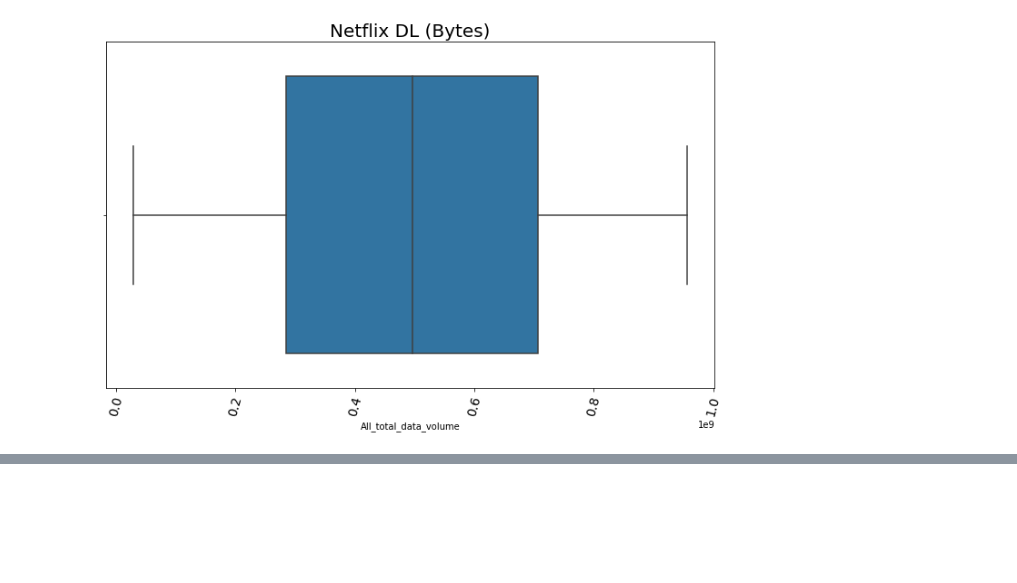
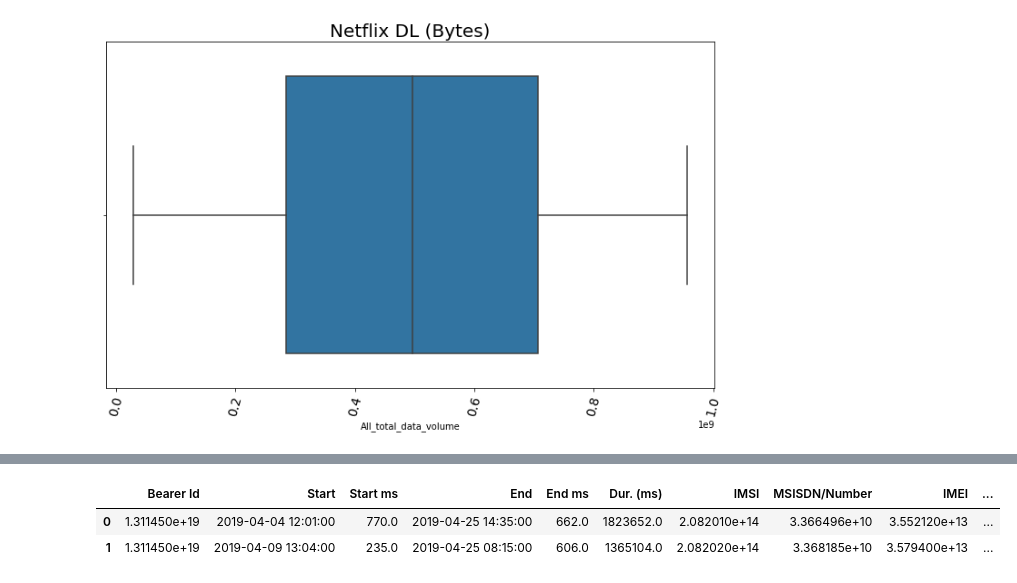
Before and after one commit to behigu/TellCo-Telecom-User-s-Data-Analysis, a Jupyter notebook: notebooks/Telco_telecom_user_data_analysis.ipynb, the cells around one changed output, grey strips where cells are left out. Cells and saved outputs as stored; diff of their text form; code cells hidden in the pictures; blank space fills up the shorter version.

```diff
--- a/notebooks/Telco_telecom_user_data_analysis.ipynb
+++ b/notebooks/Telco_telecom_user_data_analysis.ipynb
@@ -631,0 +634,6 @@ plot_scatter(df_clean.head(100), x_col="Handset Manufacturer", y_col="Handset Ma
+# %%
+df_clean.head(2)
+# %% [output]
+|  | Bearer Id | Start | Start ms | End | End ms | Dur. (ms) | IMSI | MSISDN/Number | IMEI | ... |
+| 0 | 1.311450e+19 | 2019-04-04 12:01:00 | 770.0 | 2019-04-25 14:35:00 | 662.0 | 1823652.0 | 2.082010e+14 | 3.366496e+10 | 3.552120e+13 | ... |
+| 1 | 1.311450e+19 | 2019-04-09 13:04:00 | 235.0 | 2019-04-25 08:15:00 | 606.0 | 1365104.0 | 2.082020e+14 | 3.368185e+10 | 3.579400e+13 | ... |
```
Also changed, not shown: parts of 11 cells of this notebook.
